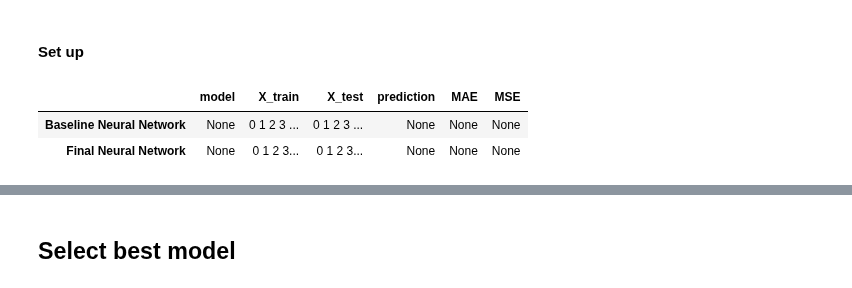
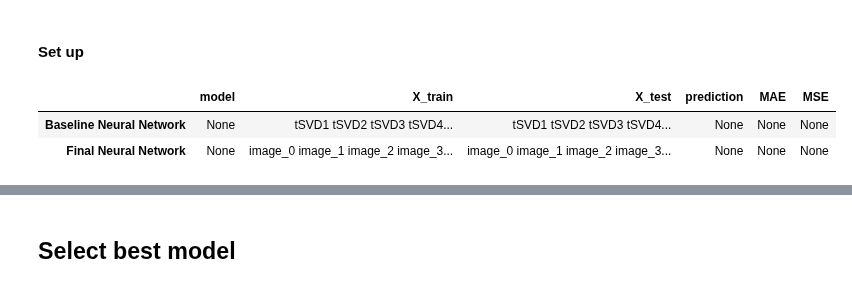
Before and after one commit to MargheSerena/Group-project, a Jupyter notebook: 03 ML set up_MF.ipynb, the cells around one changed output, grey strips where cells are left out. Cells and saved outputs as stored; diff of their text form; code cells hidden in the pictures.

Commit message:
NN without dimensionality reduction

```diff
--- a/03 ML set up_MF.ipynb
+++ b/03 ML set up_MF.ipynb
@@ -773,21 +773,28 @@ evaluation_metrics
 # %%
 # Set up table to run different variations and store the results
 
+# evaluation_metrics_NN = pd.DataFrame({
+#     #'Random Forest': {'model': rf_pipeline, 'prediction' : None, 'MAE' : None, 'MSE' : None},
+#     'Baseline Neural Network': {'model': None, 'X_train': X_baseline_train_NN, 'X_test' : X_baseline_test_NN, 'prediction': None, 'MAE' : None, 'MSE' : None},
+#     'Final Neural Network': {'model': None, 'X_train': X_final_train_NN, 'X_test' : X_final_test_NN, 'prediction': None, 'MAE' : None, 'MSE' : None}
+# }).transpose()
+
+# NOTE: trying to run the NN without the dimension reduction of the NLP output
 evaluation_metrics_NN = pd.DataFrame({
     #'Random Forest': {'model': rf_pipeline, 'prediction' : None, 'MAE' : None, 'MSE' : None},
-    'Baseline Neural Network': {'model': None, 'X_train': X_baseline_train_NN, 'X_test' : X_baseline_test_NN, 'prediction': None, 'MAE' : None, 'MSE' : None},
-    'Final Neural Network': {'model': None, 'X_train': X_final_train_NN, 'X_test' : X_final_test_NN, 'prediction': None, 'MAE' : None, 'MSE' : None}
+    'Baseline Neural Network': {'model': None, 'X_train': X_baseline_train, 'X_test' : X_baseline_test, 'prediction': None, 'MAE' : None, 'MSE' : None},
+    'Final Neural Network': {'model': None, 'X_train': X_final_train, 'X_test' : X_final_test, 'prediction': None, 'MAE' : None, 'MSE' : None}
 }).transpose()
 
 evaluation_metrics_NN = evaluation_metrics_NN.rename(
     columns  = {'index' : 'model name'}
 )
 
 evaluation_metrics_NN
 # %% [output]
 |  | model | X_train | X_test | prediction | MAE | MSE |
-| Baseline Neural Network | None | 0 1 2 3 ... | 0 1 2 3 ... | None | None | None |
-| Final Neural Network | None | 0 1 2 3... | 0 1 2 3... | None | None | None |
+| Baseline Neural Network | None | tSVD1 tSVD2 tSVD3 tSVD4... | tSVD1 tSVD2 tSVD3 tSVD4... | None | None | None |
+| Final Neural Network | None | image_0 image_1 image_2 image_3... | image_0 image_1 image_2 image_3... | None | None | None |
 # %%
 # Run model for different moodels
 
```
Also changed, not shown: parts of 7 cells of this notebook.
